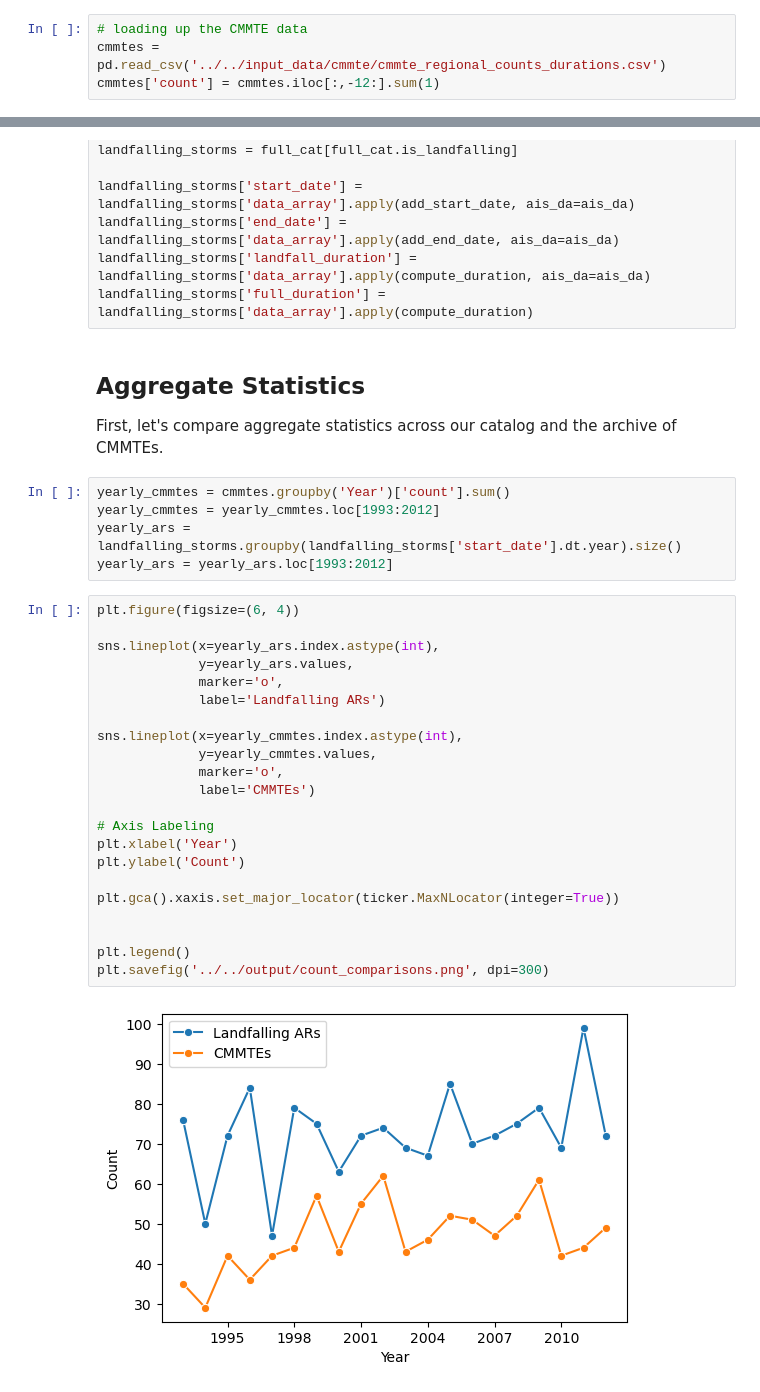
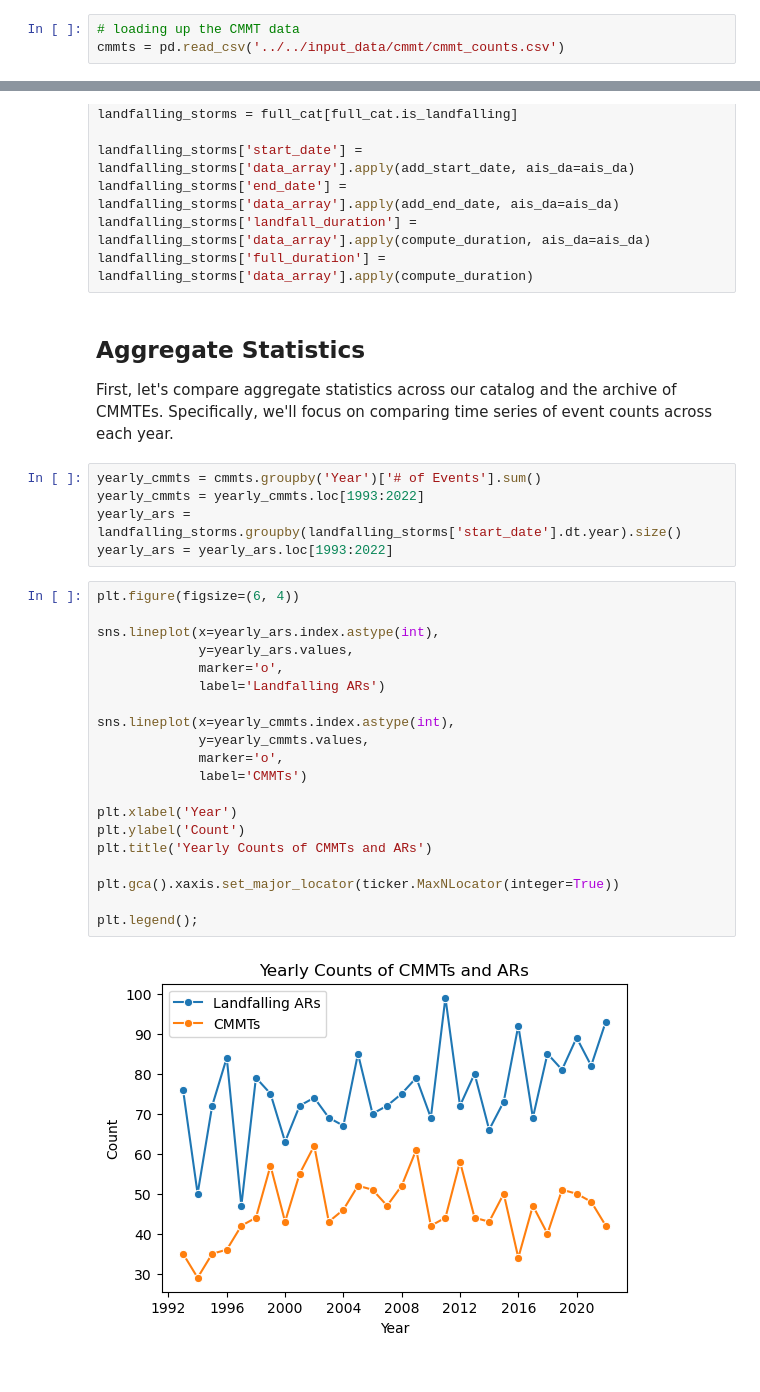
Before and after one commit to jbbutler/antarctic_AR_dataset, a Jupyter notebook: notebooks/quality_assurance/cmmt_comparison.ipynb, the cells around one changed output, grey strips where cells are left out. Drawn from its saved outputs; the diff is of its cells as text.

Commit message:
adding new cmmt comparisons

```diff
--- a/notebooks/quality_assurance/cmmt_comparison.ipynb
+++ b/notebooks/quality_assurance/cmmt_comparison.ipynb
@@ -33,7 +42,6 @@ First, let's load up a csv table of with count and duration information for CMMT
 # %%
-# loading up the CMMTE data
-cmmtes = pd.read_csv('../../input_data/cmmte/cmmte_regional_counts_durations.csv')
-cmmtes['count'] = cmmtes.iloc[:,-12:].sum(1)
+# loading up the CMMT data
+cmmts = pd.read_csv('../../input_data/cmmt/cmmt_counts.csv')
 # %%
 # loading up the catalogs and doing some light preprocessing
 ais_da = load_ais()
@@ -48,33 +56,31 @@ landfalling_storms['full_duration'] = landfalling_storms['data_array'].apply(com
 # %% [markdown]
 ## Aggregate Statistics
 
-First, let's compare aggregate statistics across our catalog and the archive of CMMTEs.
+First, let's compare aggregate statistics across our catalog and the archive of CMMTEs. Specifically, we'll focus on comparing time series of event counts across each year.
 # %%
-yearly_cmmtes = cmmtes.groupby('Year')['count'].sum()
-yearly_cmmtes = yearly_cmmtes.loc[1993:2012]
+yearly_cmmts = cmmts.groupby('Year')['# of Events'].sum()
+yearly_cmmts = yearly_cmmts.loc[1993:2022]
 yearly_ars = landfalling_storms.groupby(landfalling_storms['start_date'].dt.year).size()
-yearly_ars = yearly_ars.loc[1993:2012]
+yearly_ars = yearly_ars.loc[1993:2022]
 # %%
 plt.figure(figsize=(6, 4))
 
 sns.lineplot(x=yearly_ars.index.astype(int),
              y=yearly_ars.values,
              marker='o',
              label='Landfalling ARs')
 
-sns.lineplot(x=yearly_cmmtes.index.astype(int),
-             y=yearly_cmmtes.values,
+sns.lineplot(x=yearly_cmmts.index.astype(int),
+             y=yearly_cmmts.values,
              marker='o',
-             label='CMMTEs')
+             label='CMMTs')
 
-# Axis Labeling
 plt.xlabel('Year')
 plt.ylabel('Count')
+plt.title('Yearly Counts of CMMTs and ARs')
 
 plt.gca().xaxis.set_major_locator(ticker.MaxNLocator(integer=True))
 
-
-plt.legend()
-plt.savefig('../../output/count_comparisons.png', dpi=300)
+plt.legend();
 # %% [output]
-[figure, old version]
+[figure, new version]
```
Also changed, not shown: parts of 27 cells of this notebook.
